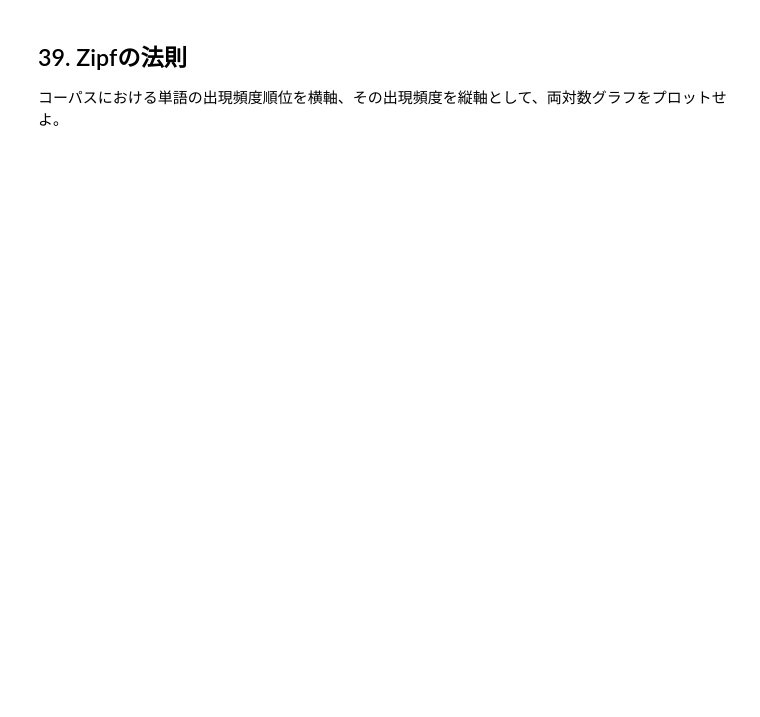
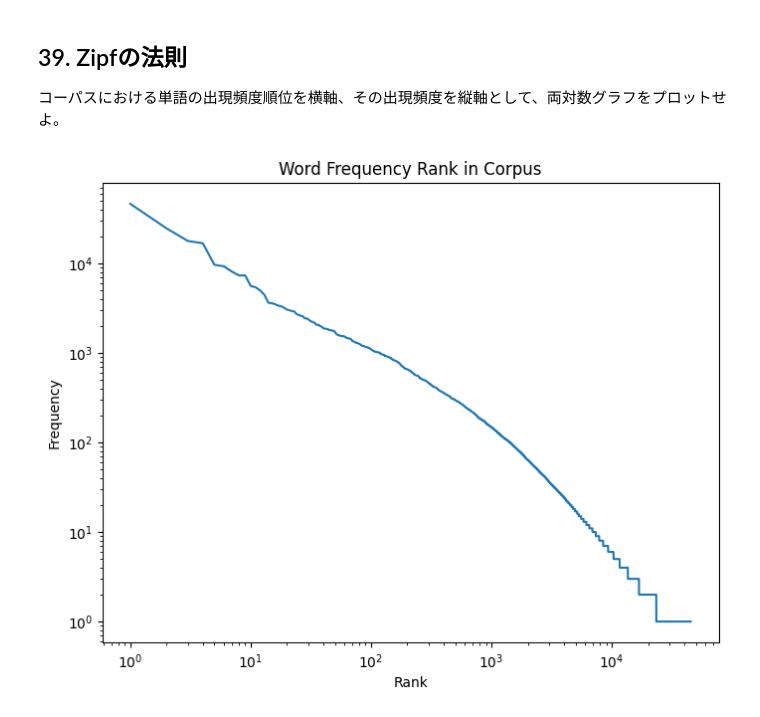
Before and after one commit to TakayaMurakami-2026/2026, a Jupyter notebook: ja/ch04.ipynb, the cells around one changed output. Cells and saved outputs as stored; diff of their text form; code cells hidden in the pictures; blank space fills up the shorter version.

```diff
--- a/ja/ch04.ipynb
+++ b/ja/ch04.ipynb
@@ -298,3 +390,26 @@ for word, freq in counter.most_common(20):
 # %% [markdown]
 ## 39. Zipfの法則
 コーパスにおける単語の出現頻度順位を横軸、その出現頻度を縦軸として、両対数グラフをプロットせよ。
+# %%
+import matplotlib.pyplot as plt
+
+# 出現頻度の降順リスト
+freqs = [freq for word, freq in counter.most_common()]
+
+# 順位
+ranks = range(1, len(freqs) + 1)
+
+# 両対数グラフ
+plt.figure(figsize=(8, 6))
+plt.plot(ranks, freqs)
+
+plt.xscale("log")
+plt.yscale("log")
+
+plt.xlabel("Rank")
+plt.ylabel("Frequency")
+plt.title("Word Frequency Rank in Corpus")
+
+plt.show()
+# %% [output]
+[figure, added]
```
Also changed, not shown: parts of 1 cell of this notebook.
